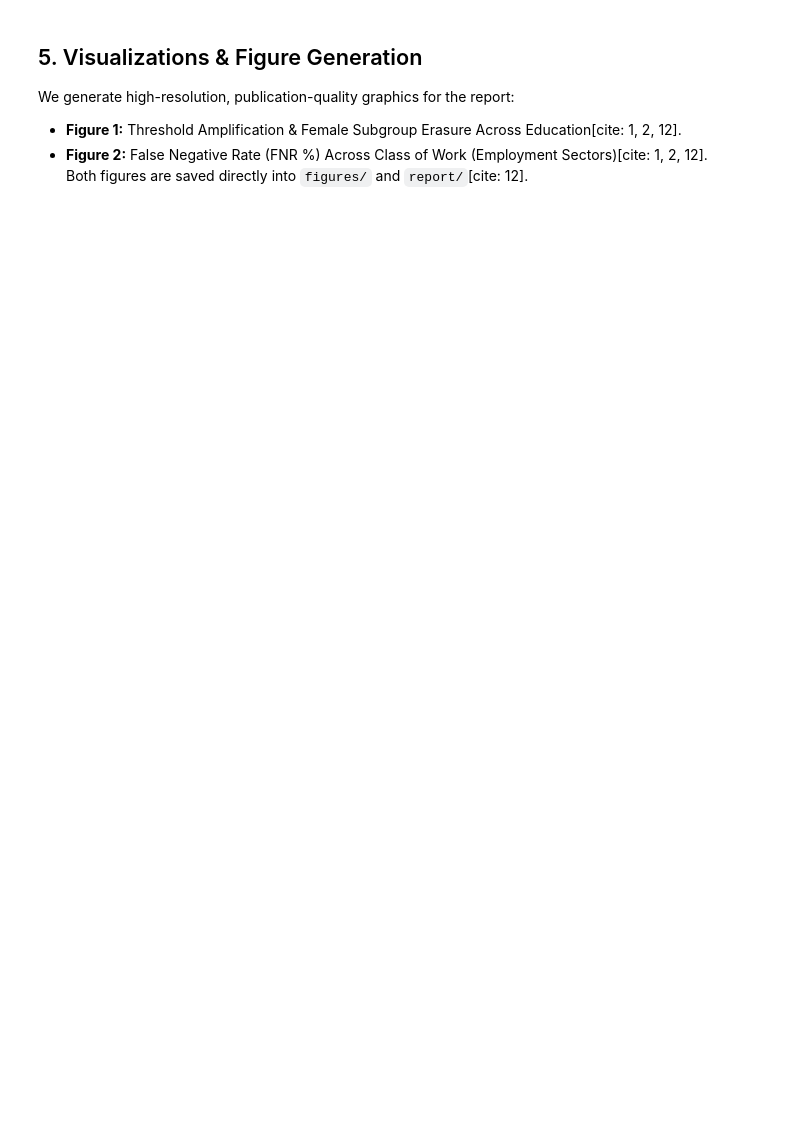
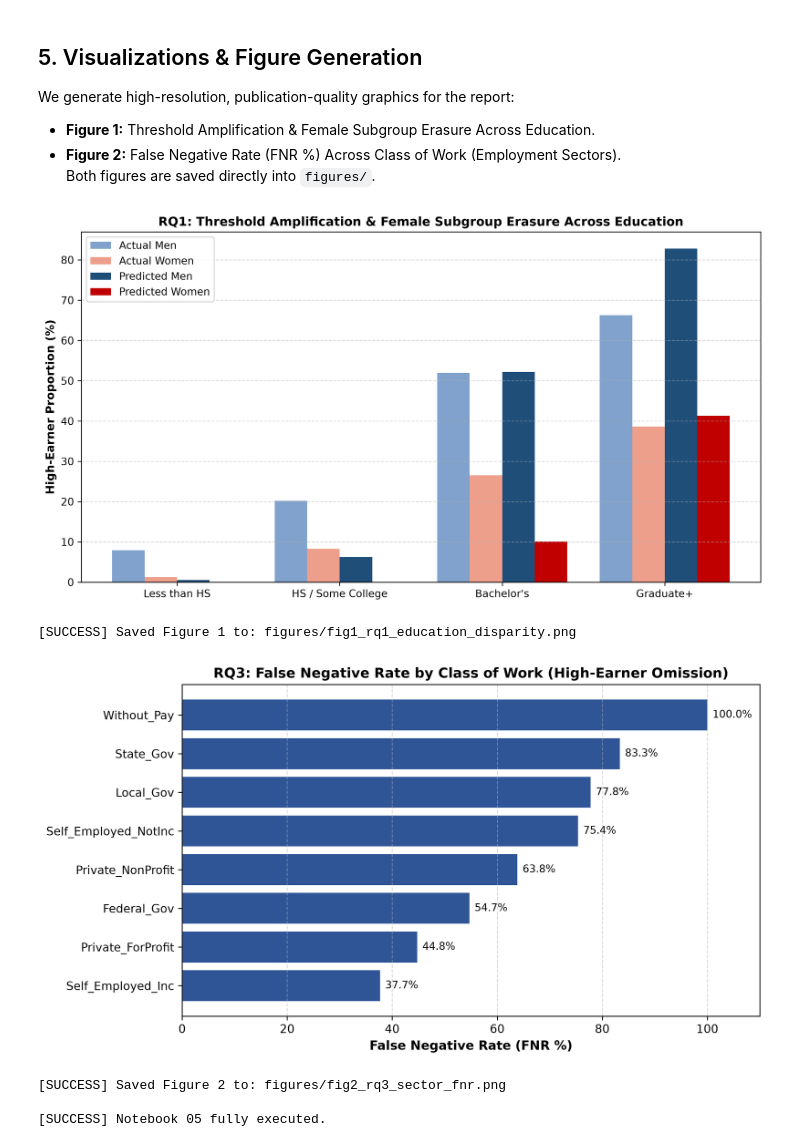
Before and after one commit to tanjilaafsarirubina/cse437-income-disparity-14, a Jupyter notebook: notebooks/05_evaluation_and_error_analysis.ipynb, the cells around one changed output. Saved outputs shown, nothing was run; the diff lists cells and outputs as text; code cells hidden in the pictures; blank space fills up the shorter version.

```diff
--- a/notebooks/05_evaluation_and_error_analysis.ipynb
+++ b/notebooks/05_evaluation_and_error_analysis.ipynb
@@ -188,7 +234,7 @@ We disaggregate classification errors across institutional sectors to identify w
 # %%
 def compute_cow_metrics(group: pd.DataFrame) -> pd.Series:
     """
-    Computes class-specific and subgroup error distributions for an employment sector[cite: 10]:
+    Computes class-specific and subgroup error distributions for an employment sector:
       - Total Error Rate: (FP + FN) / Total Instances
       - False Positive Rate (FPR): FP / Actual Standard Earners (False Alarm rate)
       - False Negative Rate (FNR): FN / Actual High Earners (Omission rate)
@@ -215,7 +261,7 @@ def compute_cow_metrics(group: pd.DataFrame) -> pd.Series:
         }
     )
 
-# Compute sectoral error profiles ranked by False Negative Rate[cite: 10]
+# Compute sectoral error profiles ranked by False Negative Rate
 cow_table = (
     df_eval.groupby("COW_GROUP")
     .apply(compute_cow_metrics, include_groups=False)
@@ -223,10 +269,10 @@ cow_table = (
 )
 
 print("=" * 70)
-print("RQ2: SECTORAL ERROR METRICS ACROSS CLASS OF WORK (COW) (Report Section 7.4)")
+print("RQ3: SECTORAL ERROR METRICS ACROSS CLASS OF WORK (COW) (Report Section 7.4)")
 print("=" * 70)
 print(cow_table.to_string())
 print("=" * 70)
 
 # Export sector error table
-cow_table.to_csv(PROCESSED_DATA_DIR / "rq2_cow_errors.csv")
+cow_table.to_csv(PROCESSED_DATA_DIR / "rq3_cow_errors.csv")
@@ -279,12 +360,12 @@ print("=" * 70)
 # %% [markdown]
 ## 5. Visualizations & Figure Generation
 We generate high-resolution, publication-quality graphics for the report:
-- **Figure 1:** Threshold Amplification & Female Subgroup Erasure Across Education[cite: 1, 2, 12].
-- **Figure 2:** False Negative Rate (FNR %) Across Class of Work (Employment Sectors)[cite: 1, 2, 12].
-Both figures are saved directly into `figures/` and `report/`[cite: 12].
+- **Figure 1:** Threshold Amplification & Female Subgroup Erasure Across Education.
+- **Figure 2:** False Negative Rate (FNR %) Across Class of Work (Employment Sectors).
+Both figures are saved directly into `figures/`.
 # %%
 # ------------------------------------------------------------------------------
-# Figure 1: RQ1 Predicted vs Actual High-Earner Gap by Education[cite: 12]
+# Figure 1: RQ1 Predicted vs Actual High-Earner Gap by Education
 # ------------------------------------------------------------------------------
 pred_rates = df_eval.groupby(["SCHL_TIER", "SEX_LABEL"])["PRED_HIGH_EARNER"].mean().unstack().reindex(edu_order) * 100
 actual_rates = df_eval.groupby(["SCHL_TIER", "SEX_LABEL"])["HIGH_EARNER_ACTUAL"].mean().unstack().reindex(edu_order) * 100
@@ -305,39 +386,42 @@ ax.set_xticklabels(["Less than HS", "HS / Some College", "Bachelor's", "Graduate
 ax.legend(frameon=True, loc="upper left")
 ax.grid(axis="y", linestyle="--", alpha=0.5)
 
 plt.tight_layout()
 fig1_fig_path = FIGURES_DIR / "fig1_rq1_education_disparity.png"
-fig1_rep_path = REPORT_DIR / "fig1_rq1_education_disparity.png"
 
 plt.savefig(fig1_fig_path, dpi=300)
-plt.savefig(fig1_rep_path, dpi=300)
 plt.show()
 
-print(f"[SUCCESS] Saved Figure 1 to:\n -> {fig1_fig_path.resolve()}\n -> {fig1_rep_path.resolve()}")
+print(f"[SUCCESS] Saved Figure 1 to: {rel(fig1_fig_path)}")
 
 # ------------------------------------------------------------------------------
-# Figure 2: RQ2 False Negative Rate by Class of Work[cite: 12]
+# Figure 2: RQ3 False Negative Rate by Class of Work
 # ------------------------------------------------------------------------------
 fig, ax = plt.subplots(figsize=(9, 5), dpi=300)
 sorted_cow = cow_table.reset_index().sort_values(by="FNR_%", ascending=True)
 
 bars = ax.barh(sorted_cow["COW_GROUP"], sorted_cow["FNR_%"], color="#2f5597")
 ax.set_xlabel("False Negative Rate (FNR %)", fontsize=11, fontweight="bold")
-ax.set_title("RQ2: False Negative Rate by Class of Work (High-Earner Omission)", fontsize=12, fontweight="bold")
+ax.set_title("RQ3: False Negative Rate by Class of Work (High-Earner Omission)", fontsize=12, fontweight="bold")
 ax.grid(axis="x", linestyle="--", alpha=0.5)
 
 for bar in bars:
     w = bar.get_width()
     ax.text(w + 1, bar.get_y() + bar.get_height()/2, f"{w:.1f}%", va="center", fontsize=9)
 
 ax.set_xlim(0, 110)
 plt.tight_layout()
-fig2_fig_path = FIGURES_DIR / "fig2_rq2_sector_fnr.png"
-fig2_rep_path = REPORT_DIR / "fig2_rq2_sector_fnr.png"
+fig2_fig_path = FIGURES_DIR / "fig2_rq3_sector_fnr.png"
 
 plt.savefig(fig2_fig_path, dpi=300)
-plt.savefig(fig2_rep_path, dpi=300)
 plt.show()
 
-print(f"[SUCCESS] Saved Figure 2 to:\n -> {fig2_fig_path.resolve()}\n -> {fig2_rep_path.resolve()}")
+print(f"[SUCCESS] Saved Figure 2 to: {rel(fig2_fig_path)}")
 print("\n[SUCCESS] Notebook 05 fully executed.")
+# %% [output]
+[figure, added]
+[SUCCESS] Saved Figure 1 to: figures/fig1_rq1_education_disparity.png
+[figure, added]
+[SUCCESS] Saved Figure 2 to: figures/fig2_rq3_sector_fnr.png
+
+[SUCCESS] Notebook 05 fully executed.
```
Also changed, not shown: parts of 10 cells of this notebook, 6 other files.
